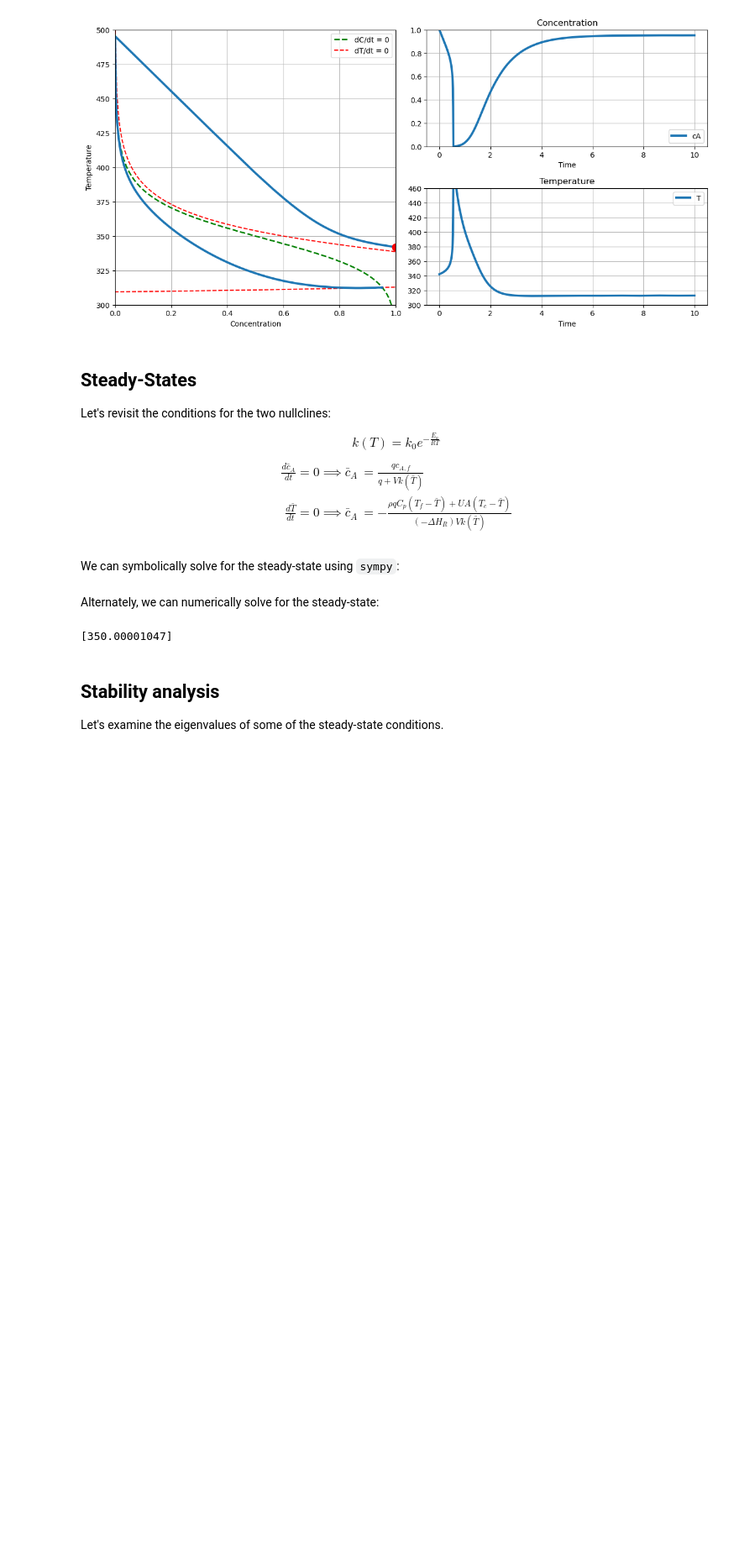
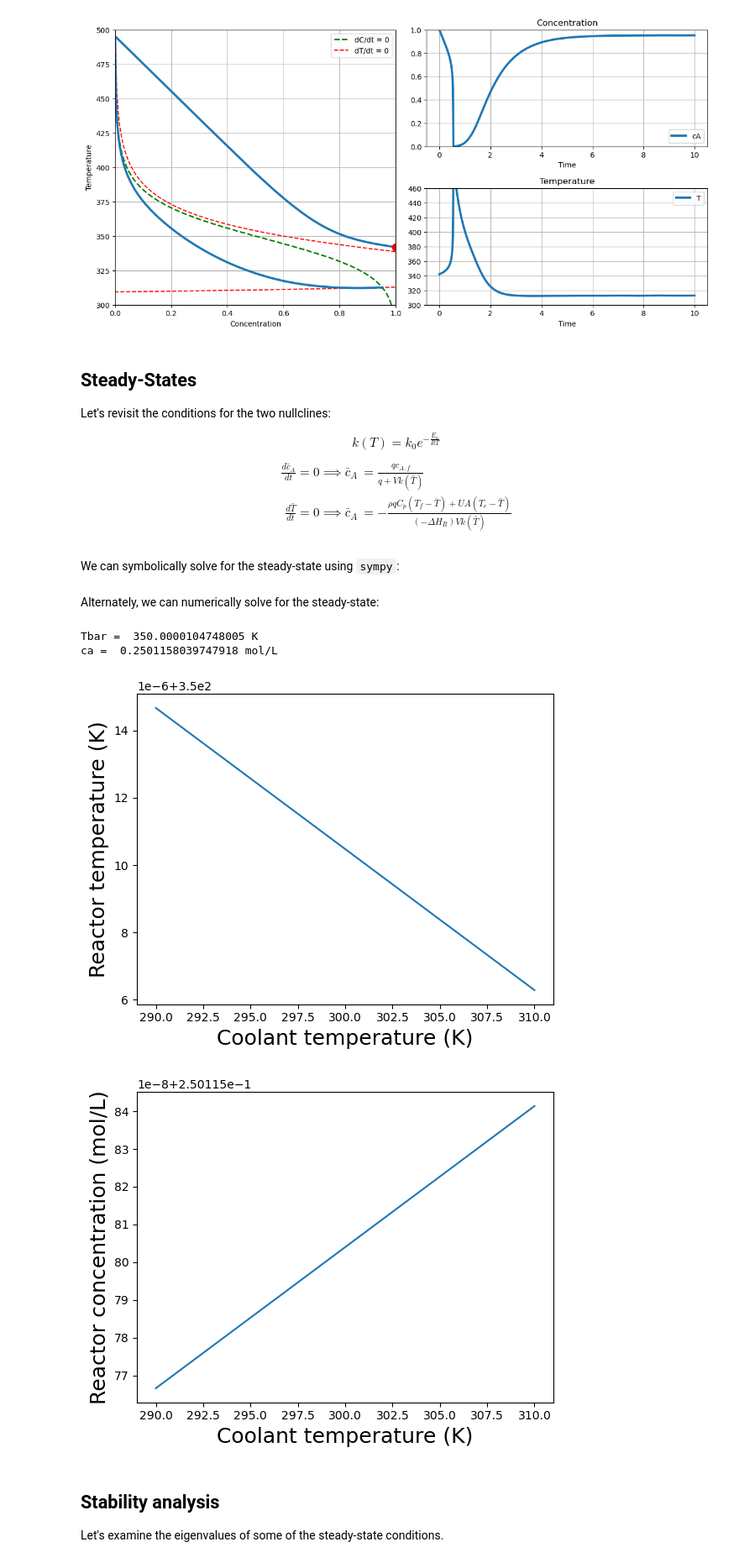
Before and after one commit to jckantor/cbe30338-book, a Jupyter notebook: notebooks/02.07-Exothermic-CSTR.ipynb, the cells around one changed output. Shown at 84% size. Saved outputs shown, nothing was run; the diff lists cells and outputs as text; code cells hidden in the pictures; blank space fills up the shorter version.

Commit message:
Got the steady-state calculations working. This includes old code that did not work.

```diff
--- a/notebooks/02.07-Exothermic-CSTR.ipynb
+++ b/notebooks/02.07-Exothermic-CSTR.ipynb
@@ -390,11 +390,38 @@ def nullclines(T, Tc = 300., cAf=0.5, extra_return=False):
         return n1 - n2
 
 
-
-Tbar = fsolve(nullclines, 300.)
-print(Tbar)
+# Test function for one calculation
+nfunc = lambda T : nullclines(T, Tc=300., extra_return=False)
+Tbar = fsolve(nfunc, 310.)
+ca, ca_ = nullclines(Tbar, extra_return=True)
+print("Tbar = ", Tbar[0], "K")
+print("ca = ", ca[0], "mol/L")
 # %% [output]
-[350.00001047]
+Tbar =  350.0000104748005 K
+ca =  0.2501158039747918 mol/L
+# %%
+# Make plot
+Tc = np.linspace(290, 310, 21)
+T = np.zeros_like(Tc)
+ca = np.zeros_like(Tc)
+
+for i, Ti in enumerate(Tc):
+    nfunc = lambda T: nullclines(T, Tc=Ti)
+    T[i] = fsolve(nfunc, Ti)[0]
+    ca[i] = nullclines(T[i], Tc=Ti, extra_return=True)[0]
+
+plt.plot(Tc, T)
+plt.xlabel('Coolant temperature (K)',fontsize=18)
+plt.ylabel('Reactor temperature (K)',fontsize=18)
+plt.show()
+
+plt.plot(Tc, ca)
+plt.xlabel('Coolant temperature (K)',fontsize=18)
+plt.ylabel('Reactor concentration (mol/L)',fontsize=18)
+plt.show()
+# %% [output]
+[figure, added]
+[figure, added]
 # %% [markdown]
 ## Stability analysis
 
```
Also changed, not shown: parts of 3 cells of this notebook.
